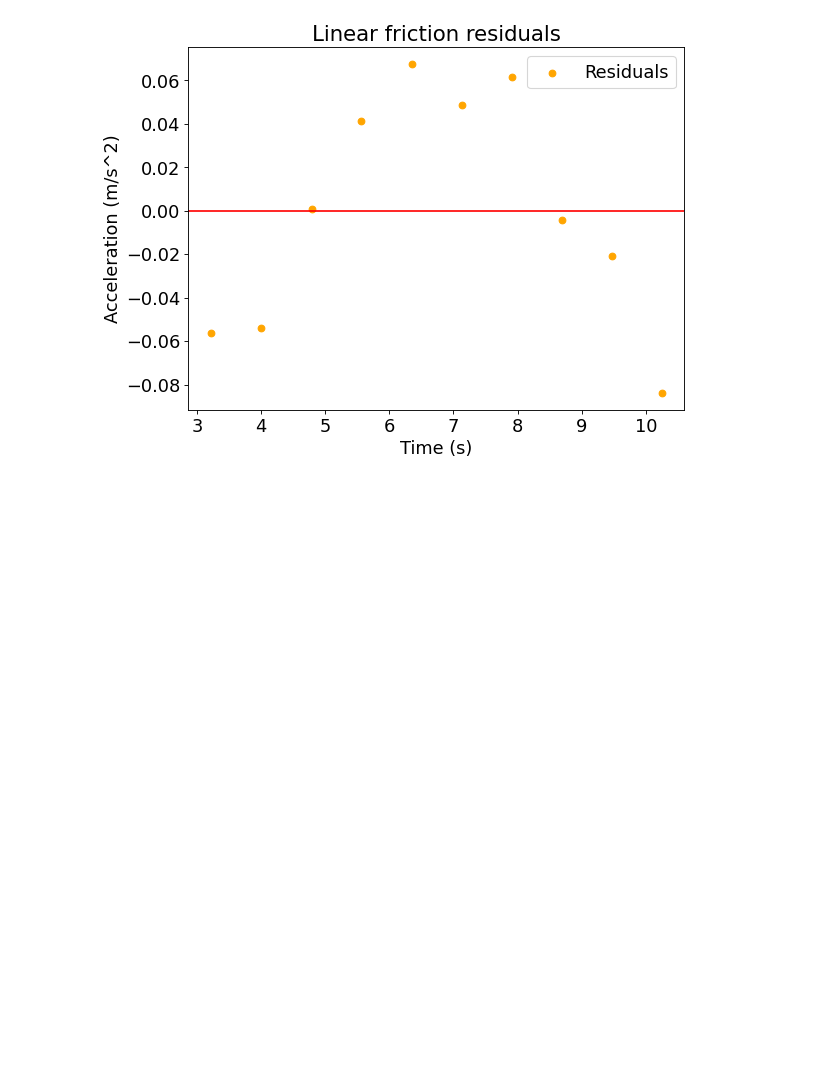
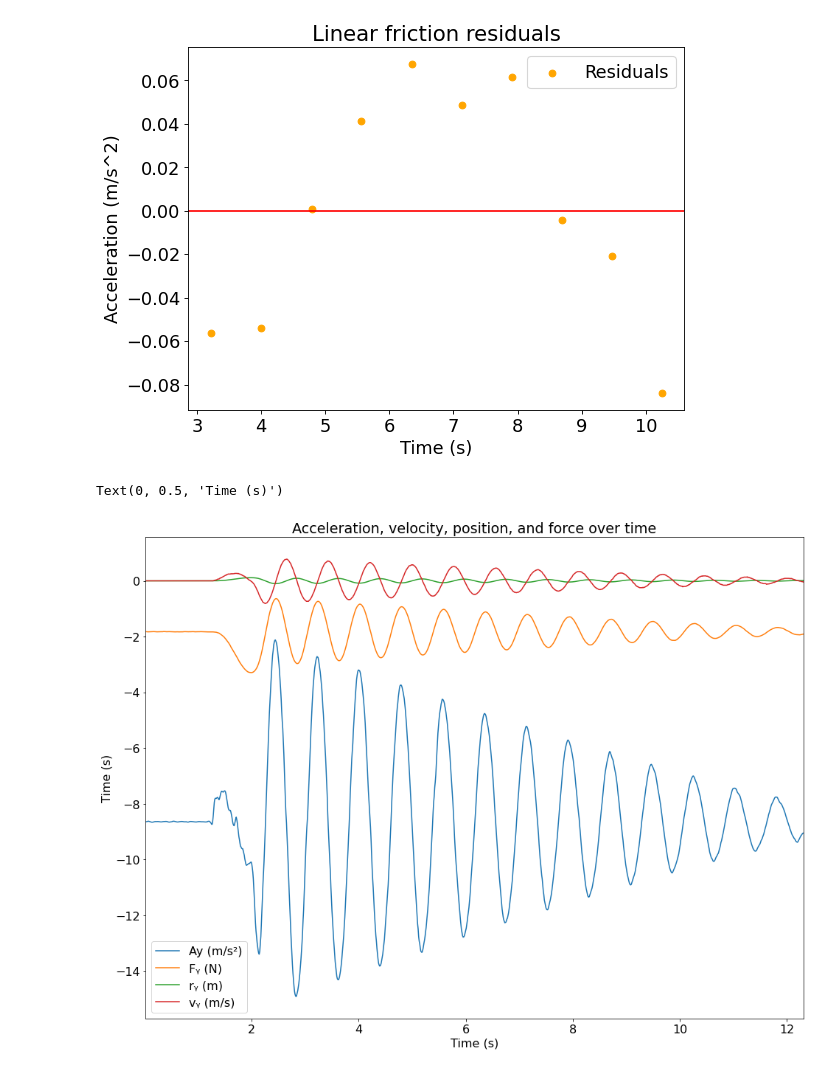
Before and after one commit to evilpegasus/physics5bl, a Jupyter notebook: hooke/!Harmonic and damped oscillator 092921- interpolation and fit .ipynb, the cells around one changed output. Cells and saved outputs as stored; diff of their text form; code cells hidden in the pictures; blank space fills up the shorter version.

```diff
--- a/hooke/!Harmonic and damped oscillator 092921- interpolation and fit .ipynb
+++ b/hooke/!Harmonic and damped oscillator 092921- interpolation and fit .ipynb
@@ -346,3 +346,13 @@ plt.ylabel("Acceleration (m/s^2)")
 plt.show()
 # %% [output]
 [figure]
+# %%
+df = pd.read_csv("data/lab7 part 3.csv", index_col=0)
+
+df = df[["Ay (m/s²)", "Fᵧ (N)", "rᵧ (m)", "vᵧ (m/s)"]]
+df.plot(figsize=(16,12))
+plt.title("Acceleration, velocity, position, and force over time")
+plt.ylabel("Time (s)")
+# %% [output]
+Text(0, 0.5, 'Time (s)')
+[figure, added]
```
